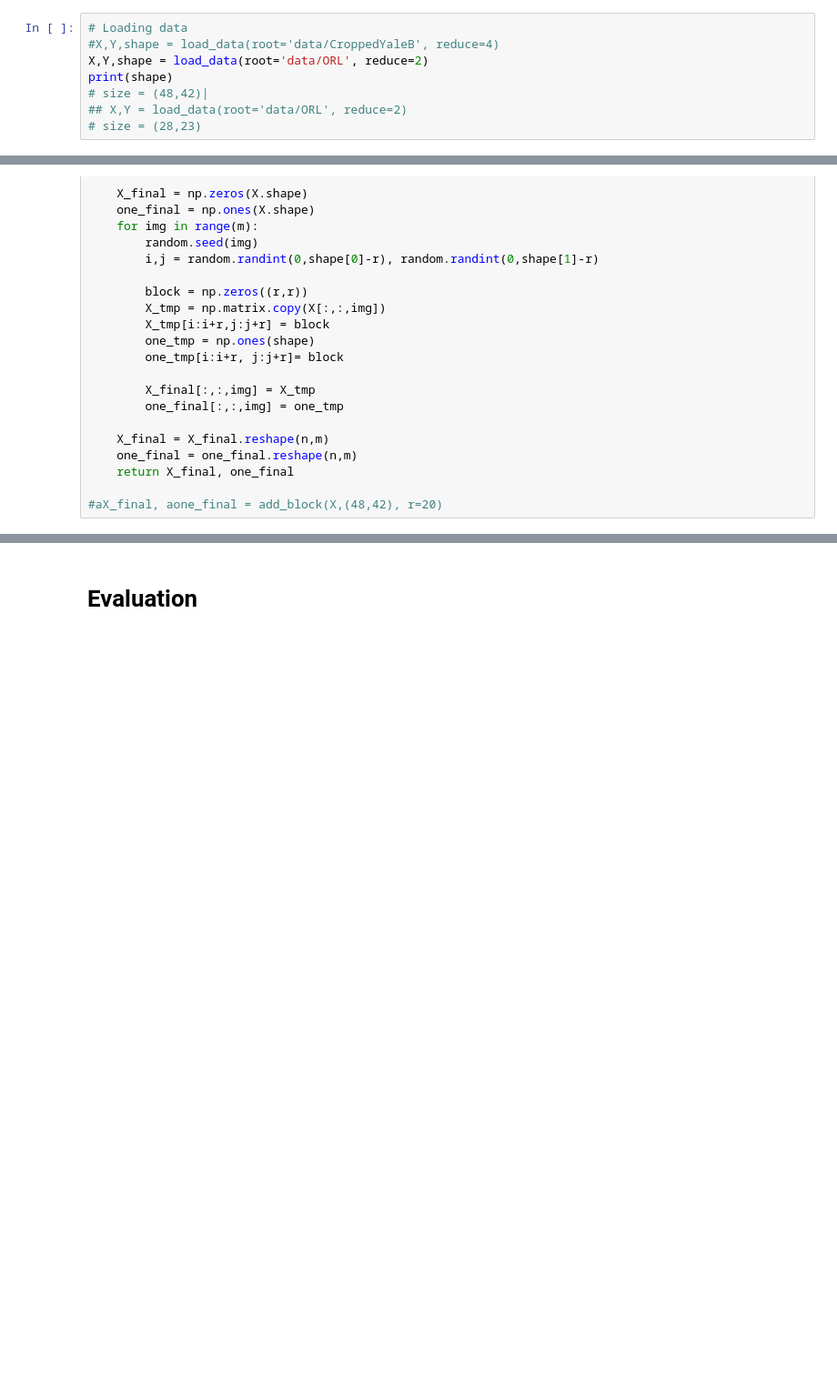
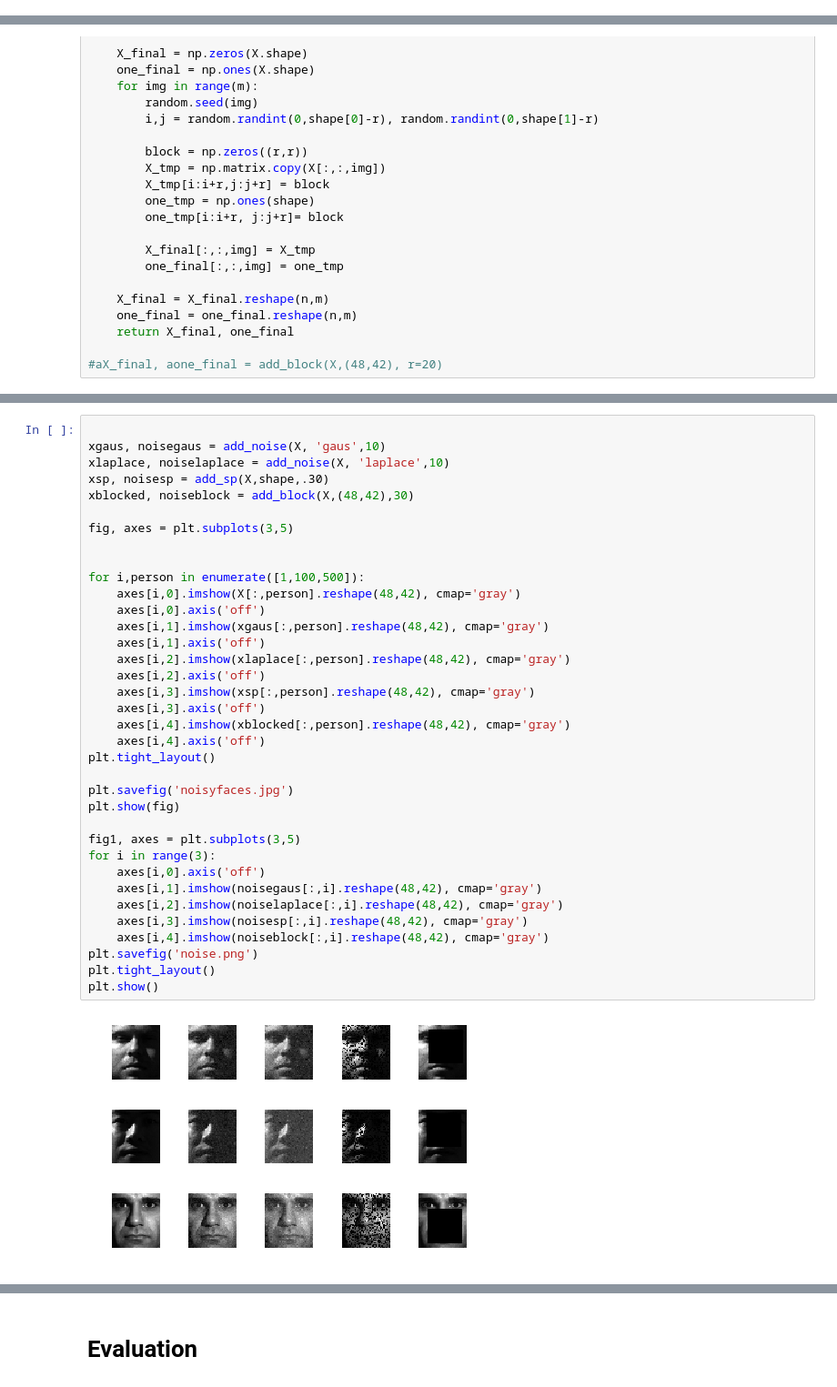
Before and after one commit to Zoey1208/Ice-Cream, a Jupyter notebook: proto.ipynb, the cells around one changed output, grey strips where cells are left out. Shown: that part at 91% size. Drawn from its saved outputs; the diff is of its cells as text; blank space fills up the shorter version.

```diff
--- a/proto.ipynb
+++ b/proto.ipynb
@@ -151,11 +132,3 @@ plt.imshow(img)
 1. Preprocessing
 2. NMF Implementations
 3. Robustness Evaluations
-# %%
-# Loading data
-#X,Y,shape = load_data(root='data/CroppedYaleB', reduce=4)
-X,Y,shape = load_data(root='data/ORL', reduce=2)
-print(shape)
-# size = (48,42)|
-## X,Y = load_data(root='data/ORL', reduce=2)
-# size = (28,23)
@@ -366,0 +356,38 @@ plt.show()
+# %%
+
+xgaus, noisegaus = add_noise(X, 'gaus',10)
+xlaplace, noiselaplace = add_noise(X, 'laplace',10)
+xsp, noisesp = add_sp(X,shape,.30)
+xblocked, noiseblock = add_block(X,(48,42),30)
+
+fig, axes = plt.subplots(3,5)
+
+
+for i,person in enumerate([1,100,500]):
+    axes[i,0].imshow(X[:,person].reshape(48,42), cmap='gray')
+    axes[i,0].axis('off')
+    axes[i,1].imshow(xgaus[:,person].reshape(48,42), cmap='gray')
+    axes[i,1].axis('off')
+    axes[i,2].imshow(xlaplace[:,person].reshape(48,42), cmap='gray')
+    axes[i,2].axis('off')
+    axes[i,3].imshow(xsp[:,person].reshape(48,42), cmap='gray')
+    axes[i,3].axis('off')
+    axes[i,4].imshow(xblocked[:,person].reshape(48,42), cmap='gray')
+    axes[i,4].axis('off')
+plt.tight_layout()
+
+plt.savefig('noisyfaces.jpg')
+plt.show(fig)
+
+fig1, axes = plt.subplots(3,5)
+for i in range(3):
+    axes[i,0].axis('off')
+    axes[i,1].imshow(noisegaus[:,i].reshape(48,42), cmap='gray')
+    axes[i,2].imshow(noiselaplace[:,i].reshape(48,42), cmap='gray')
+    axes[i,3].imshow(noisesp[:,i].reshape(48,42), cmap='gray')
+    axes[i,4].imshow(noiseblock[:,i].reshape(48,42), cmap='gray')
+plt.savefig('noise.png')
+plt.tight_layout()
+plt.show()
+# %% [output]
+[figure, added]
```
Also changed, not shown: parts of 32 cells of this notebook.
